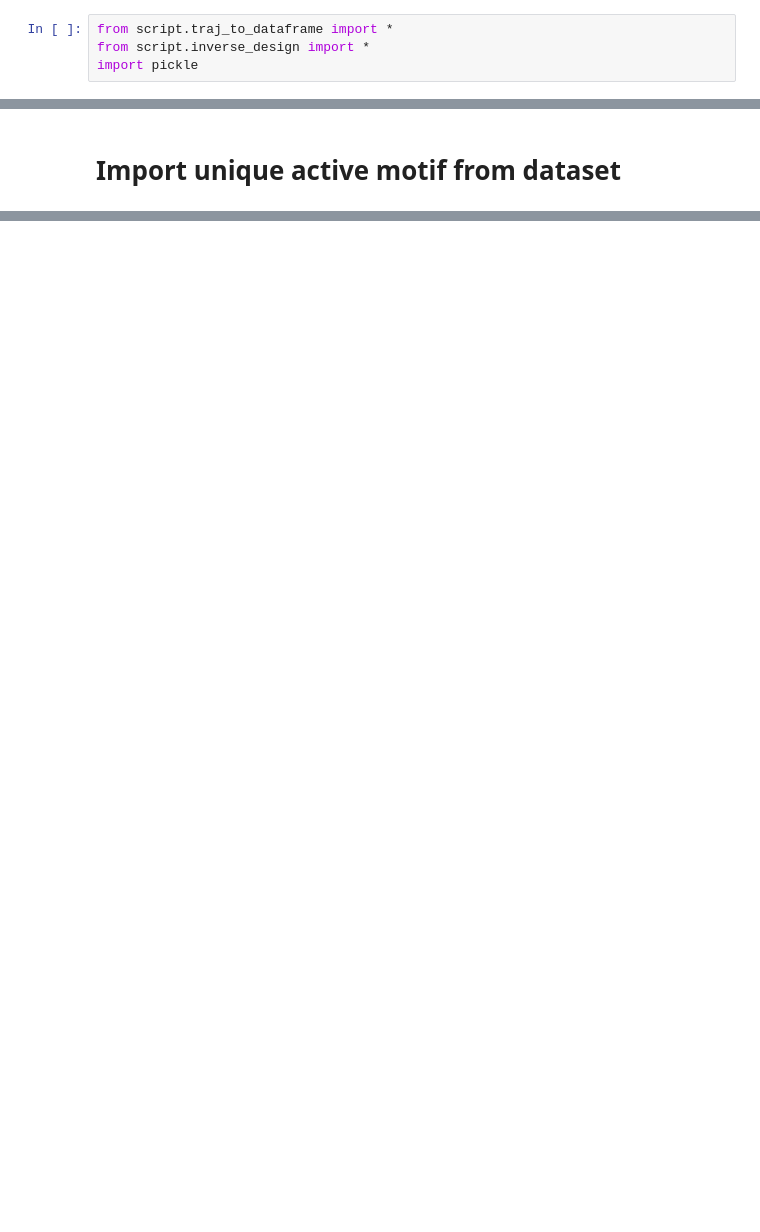
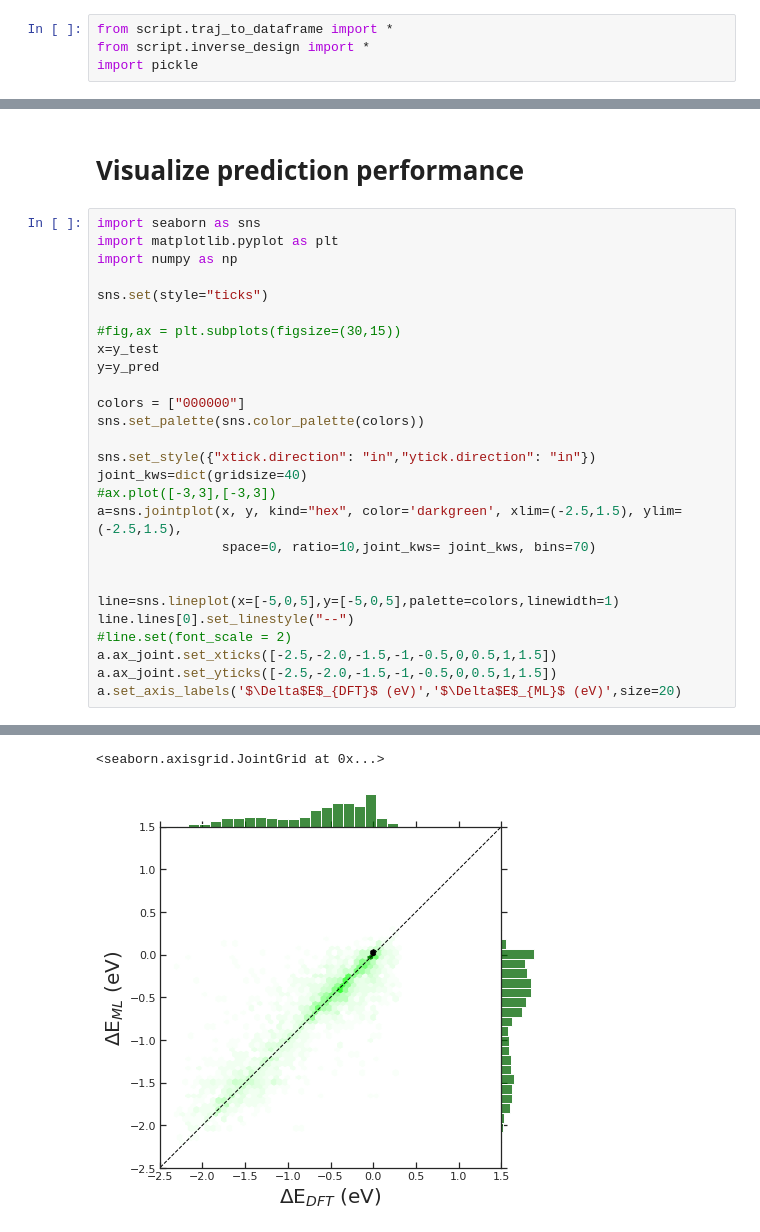
Before and after one commit to SeoinBack/DSTAR, a Jupyter notebook: Example.ipynb, the cells around one changed output, grey strips where cells are left out. Cells and saved outputs as stored; diff of their text form; blank space fills up the shorter version.

```diff
--- a/Example.ipynb
+++ b/Example.ipynb
@@ -183,2 +178,30 @@ Score test set:  0.8954367158729488
-# %% [markdown]
-# Import unique active motif from dataset
+# %% [markdown]
+# Visualize prediction performance
+# %%
+import seaborn as sns
+import matplotlib.pyplot as plt
+import numpy as np
+
+sns.set(style="ticks")
+
+#fig,ax = plt.subplots(figsize=(30,15))
+x=y_test
+y=y_pred
+
+colors = ["000000"]
+sns.set_palette(sns.color_palette(colors))
+
+sns.set_style({"xtick.direction": "in","ytick.direction": "in"})
+joint_kws=dict(gridsize=40)
+#ax.plot([-3,3],[-3,3])
+a=sns.jointplot(x, y, kind="hex", color='darkgreen', xlim=(-2.5,1.5), ylim=(-2.5,1.5),
+                space=0, ratio=10,joint_kws= joint_kws, bins=70)
+
+
+line=sns.lineplot(x=[-5,0,5],y=[-5,0,5],palette=colors,linewidth=1)
+line.lines[0].set_linestyle("--")
+#line.set(font_scale = 2)
+a.ax_joint.set_xticks([-2.5,-2.0,-1.5,-1,-0.5,0,0.5,1,1.5])
+a.ax_joint.set_yticks([-2.5,-2.0,-1.5,-1,-0.5,0,0.5,1,1.5])
+a.set_axis_labels('$\Delta$E$_{DFT}$ (eV)','$\Delta$E$_{ML}$ (eV)',size=20)
+# %% [output]
@@ -184,0 +225,2 @@ Score test set:  0.8954367158729488
+<seaborn.axisgrid.JointGrid at 0x...>
+[figure, added]
```
Also changed, not shown: parts of 12 cells of this notebook, 3 other files.
